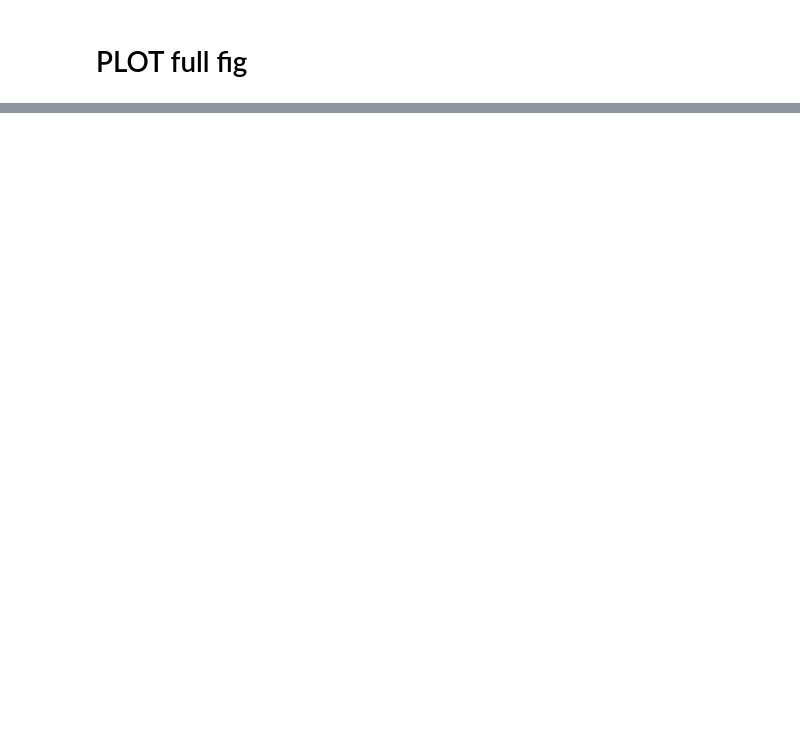
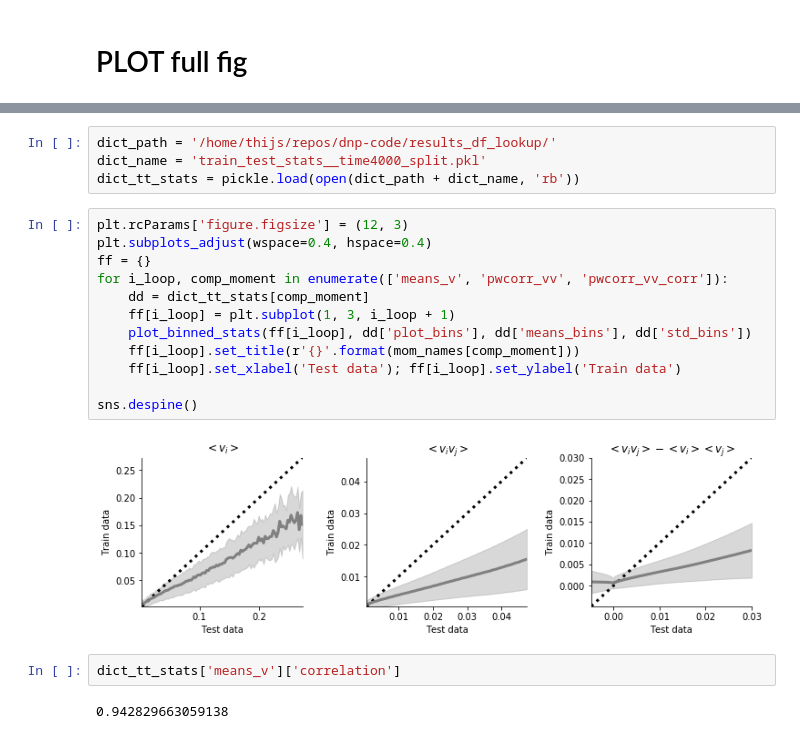
Before and after one commit to vdplasthijs/zf-rbm, a Jupyter notebook: Figures/fig_model_selection.ipynb, the cells around one changed output, grey strips where cells are left out. Drawn from its saved outputs; the diff is of its cells as text; blank space fills up the shorter version.

```diff
--- a/Figures/fig_model_selection.ipynb
+++ b/Figures/fig_model_selection.ipynb
@@ -238,0 +309,22 @@ if save_fig:
+# %%
+dict_path = '/home/thijs/repos/dnp-code/results_df_lookup/'
+dict_name = 'train_test_stats__time4000_split.pkl'
+dict_tt_stats = pickle.load(open(dict_path + dict_name, 'rb'))
+# %%
+plt.rcParams['figure.figsize'] = (12, 3)
+plt.subplots_adjust(wspace=0.4, hspace=0.4)
+ff = {}
+for i_loop, comp_moment in enumerate(['means_v', 'pwcorr_vv', 'pwcorr_vv_corr']):
+    dd = dict_tt_stats[comp_moment]
+    ff[i_loop] = plt.subplot(1, 3, i_loop + 1)
+    plot_binned_stats(ff[i_loop], dd['plot_bins'], dd['means_bins'], dd['std_bins'])
+    ff[i_loop].set_title(r'{}'.format(mom_names[comp_moment]))
+    ff[i_loop].set_xlabel('Test data'); ff[i_loop].set_ylabel('Train data')
+
+sns.despine()
+# %% [output]
+[figure, added]
+# %%
+dict_tt_stats['means_v']['correlation']
+# %% [output]
+0.942829663059138
```
Also changed, not shown: parts of 27 cells of this notebook, 3 other files.
